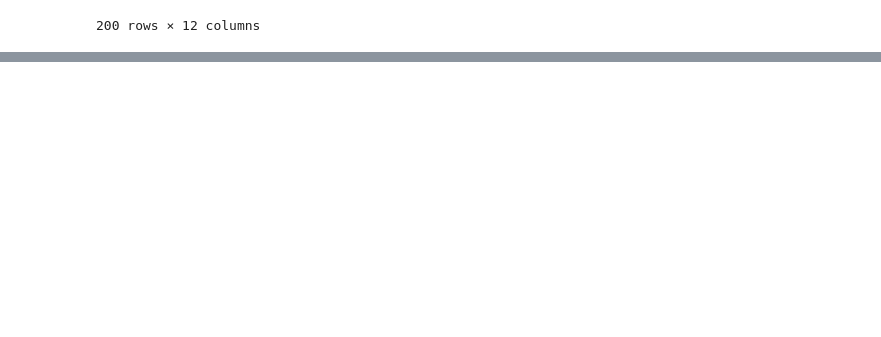
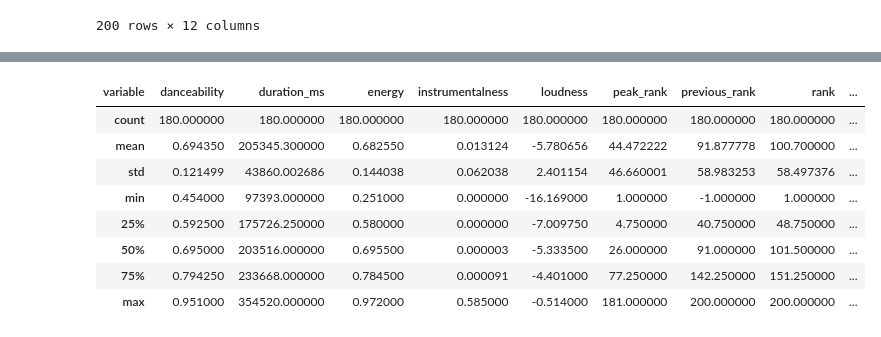
Before and after one commit to aeroniemi/sdpa-coursework, a Jupyter notebook: dataAnalytics/round3.ipynb, the cells around one changed output, grey strips where cells are left out. Cells and saved outputs as stored; diff of their text form; code cells hidden in the pictures; blank space fills up the shorter version.

```diff
--- a/dataAnalytics/round3.ipynb
+++ b/dataAnalytics/round3.ipynb
@@ -347,0 +396,13 @@ list(mawnds.columns)
+# %%
+# all tracks
+dart.tail(180).describe()
+# %% [output]
+| variable | danceability | duration_ms | energy | instrumentalness | loudness | peak_rank | previous_rank | rank | ... |
+| count | 180.000000 | 180.000000 | 180.000000 | 180.000000 | 180.000000 | 180.000000 | 180.000000 | 180.000000 | ... |
+| mean | 0.694350 | 205345.300000 | 0.682550 | 0.013124 | -5.780656 | 44.472222 | 91.877778 | 100.700000 | ... |
+| std | 0.121499 | 43860.002686 | 0.144038 | 0.062038 | 2.401154 | 46.660001 | 58.983253 | 58.497376 | ... |
+| min | 0.454000 | 97393.000000 | 0.251000 | 0.000000 | -16.169000 | 1.000000 | -1.000000 | 1.000000 | ... |
+| 25% | 0.592500 | 175726.250000 | 0.580000 | 0.000000 | -7.009750 | 4.750000 | 40.750000 | 48.750000 | ... |
+| 50% | 0.695000 | 203516.000000 | 0.695500 | 0.000003 | -5.333500 | 26.000000 | 91.000000 | 101.500000 | ... |
+| 75% | 0.794250 | 233668.000000 | 0.784500 | 0.000091 | -4.401000 | 77.250000 | 142.250000 | 151.250000 | ... |
+| max | 0.951000 | 354520.000000 | 0.972000 | 0.585000 | -0.514000 | 181.000000 | 200.000000 | 200.000000 | ... |
```
Also changed, not shown: parts of 24 cells of this notebook.
